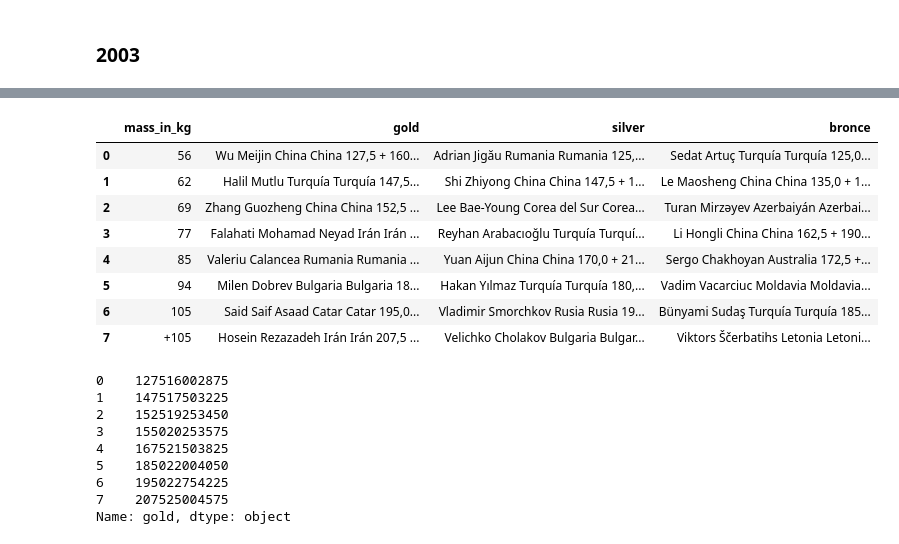
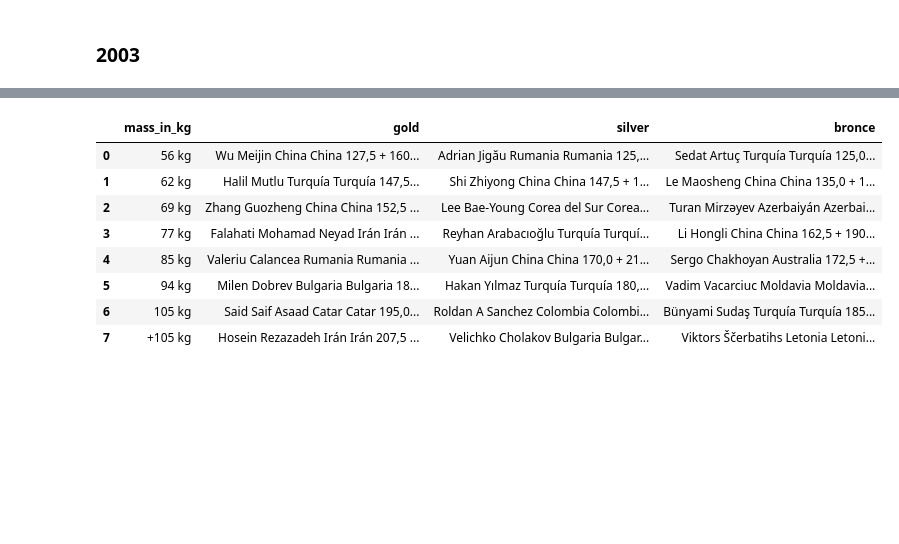
Before and after one commit to emuro/EM_probando, a Jupyter notebook: EM_scaling_law/wes_book.ipynb, the cells around one changed output, grey strips where cells are left out. Cells and saved outputs as stored; diff of their text form; code cells hidden in the pictures; blank space fills up the shorter version.

```diff
--- a/EM_scaling_law/wes_book.ipynb
+++ b/EM_scaling_law/wes_book.ipynb
@@ -43,27 +36,12 @@ memory usage: 384.0+ bytes
-# %%
-#male_2003_df.o = male_2003_df.iloc[:,0].str.replace("\w+\d+\,\d+\=\d+\,\d+w+", "\d+\=\d+\,\d+", regex=True)
-male_2003_df.iloc[:,0] = male_2003_df.iloc[:,0].str.replace("kg", "", regex=True)
-male_2003_df
-# %% [output]
-|  | mass_in_kg | gold | silver | bronce |
-| 0 | 56 | Wu Meijin China China 127,5 + 160... | Adrian Jigău Rumania Rumania 125,... | Sedat Artuç Turquía Turquía 125,0... |
-| 1 | 62 | Halil Mutlu Turquía Turquía 147,5... | Shi Zhiyong China China 147,5 + 1... | Le Maosheng China China 135,0 + 1... |
-| 2 | 69 | Zhang Guozheng China China 152,5 ... | Lee Bae-Young Corea del Sur Corea... | Turan Mirzəyev Azerbaiyán Azerbai... |
-| 3 | 77 | Falahati Mohamad Neyad Irán Irán ... | Reyhan Arabacıoğlu Turquía Turquí... | Li Hongli China China 162,5 + 190... |
-| 4 | 85 | Valeriu Calancea Rumania Rumania ... | Yuan Aijun China China 170,0 + 21... | Sergo Chakhoyan Australia 172,5 +... |
-| 5 | 94 | Milen Dobrev Bulgaria Bulgaria 18... | Hakan Yılmaz Turquía Turquía 180,... | Vadim Vacarciuc Moldavia Moldavia... |
-| 6 | 105 | Said Saif Asaad Catar Catar 195,0... | Vladimir Smorchkov Rusia Rusia 19... | Bünyami Sudaş Turquía Turquía 185... |
-| 7 | +105 | Hosein Rezazadeh Irán Irán 207,5 ... | Velichko Cholakov Bulgaria Bulgar... | Viktors Ščerbatihs Letonia Letoni... |
-# %%
-male_2003_df.iloc[:,1] = male_2003_df.iloc[:,1].str.replace("([A-Z]+)", "", regex=True)
-male_2003_df.iloc[:,1]
-# %% [output]
-0    127516002875
-1    147517503225
-2    152519253450
-3    155020253575
-4    167521503825
-5    185022004050
-6    195022754225
-7    207525004575
-Name: gold, dtype: object
+# %%
+display(male_df)
+# %% [output]
+|  | mass_in_kg | gold | silver | bronce |
+| 0 | 56 kg | Wu Meijin China China 127,5 + 160... | Adrian Jigău Rumania Rumania 125,... | Sedat Artuç Turquía Turquía 125,0... |
+| 1 | 62 kg | Halil Mutlu Turquía Turquía 147,5... | Shi Zhiyong China China 147,5 + 1... | Le Maosheng China China 135,0 + 1... |
+| 2 | 69 kg | Zhang Guozheng China China 152,5 ... | Lee Bae-Young Corea del Sur Corea... | Turan Mirzəyev Azerbaiyán Azerbai... |
+| 3 | 77 kg | Falahati Mohamad Neyad Irán Irán ... | Reyhan Arabacıoğlu Turquía Turquí... | Li Hongli China China 162,5 + 190... |
+| 4 | 85 kg | Valeriu Calancea Rumania Rumania ... | Yuan Aijun China China 170,0 + 21... | Sergo Chakhoyan Australia 172,5 +... |
+| 5 | 94 kg | Milen Dobrev Bulgaria Bulgaria 18... | Hakan Yılmaz Turquía Turquía 180,... | Vadim Vacarciuc Moldavia Moldavia... |
+| 6 | 105 kg | Said Saif Asaad Catar Catar 195,0... | Roldan A Sanchez Colombia Colombi... | Bünyami Sudaş Turquía Turquía 185... |
+| 7 | +105 kg | Hosein Rezazadeh Irán Irán 207,5 ... | Velichko Cholakov Bulgaria Bulgar... | Viktors Ščerbatihs Letonia Letoni... |
```
Also changed, not shown: parts of 11 cells of this notebook.
